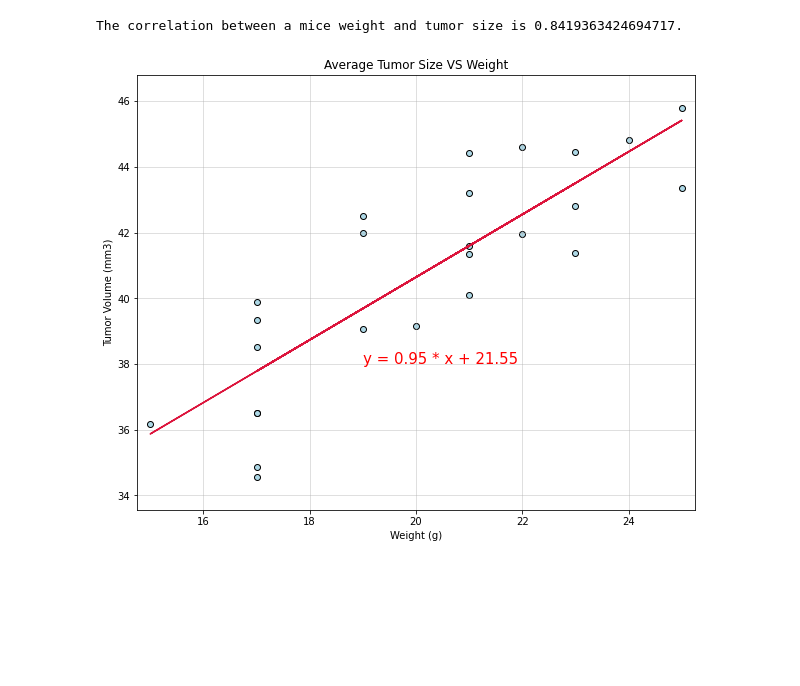
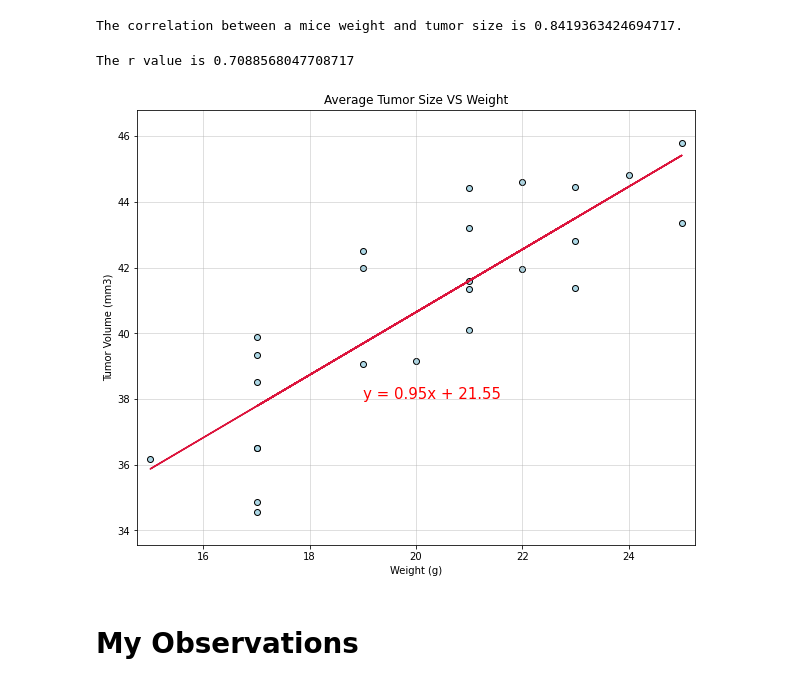
Before and after one commit to radioactivearm/matplotlib-challenge, a Jupyter notebook: Pymaceuticals/pymaceuticals_main.ipynb, the cells around one changed output. Cells and saved outputs as stored; diff of their text form; code cells hidden in the pictures; blank space fills up the shorter version.

Commit message:
added observations

```diff
--- a/Pymaceuticals/pymaceuticals_main.ipynb
+++ b/Pymaceuticals/pymaceuticals_main.ipynb
@@ -438,26 +446,30 @@ The correlation between a mice weight and tumor size is 0.8419363424694717.
 # %%
 # linear regression
 (slope, intercept, rvalue, pvalue, stderr) = st.linregress(weight, avg_tumor)
 regress_line = slope * weight + intercept
 
+print(f'The r value is {rvalue**2}')
 # plotting again, same but with linear regression line
 plt.figure(figsize=(10,8))
 plt.scatter(weight, avg_tumor, color='lightblue', edgecolor='black')
 plt.plot(weight, regress_line, color='crimson')
 
 plt.grid(alpha=.5)
 
-written_regress = f'y = {slope:.2f} * x + {intercept:.2f}'
+written_regress = f'y = {slope:.2f}x + {intercept:.2f}'
 # print(written_regress)
 plt.annotate(written_regress, (19,38), fontsize=15, color='r')
 
 plt.title('Average Tumor Size VS Weight')
 plt.xlabel('Weight (g)')
 plt.ylabel('Tumor Volume (mm3)')
 
 plt.xlim(min(weight)-0.25,max(weight)+0.25)
 plt.ylim(min(avg_tumor)-1,max(avg_tumor)+1)
 
 plt.show()
 # %% [output]
+The r value is 0.7088568047708717
-[figure, old version]
+[figure, new version]
+# %% [markdown]
+# My Observations
```
Also changed, not shown: parts of 9 cells of this notebook.
